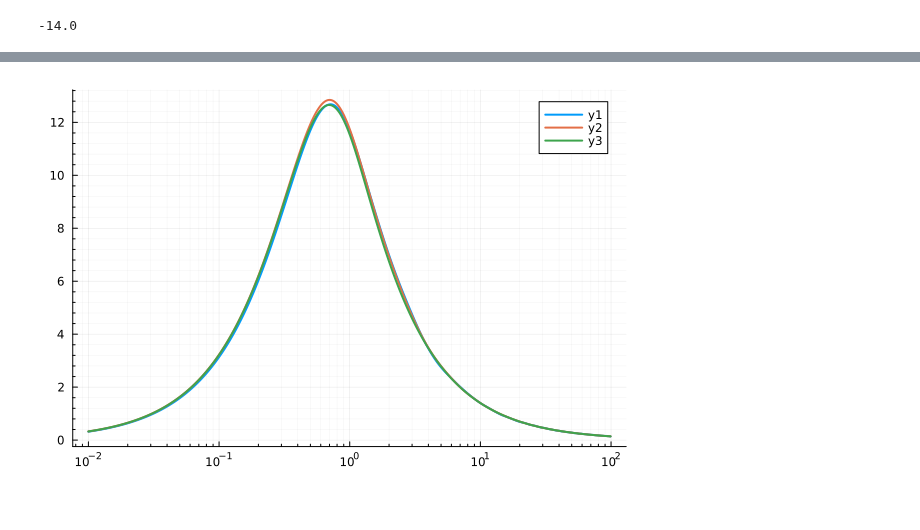
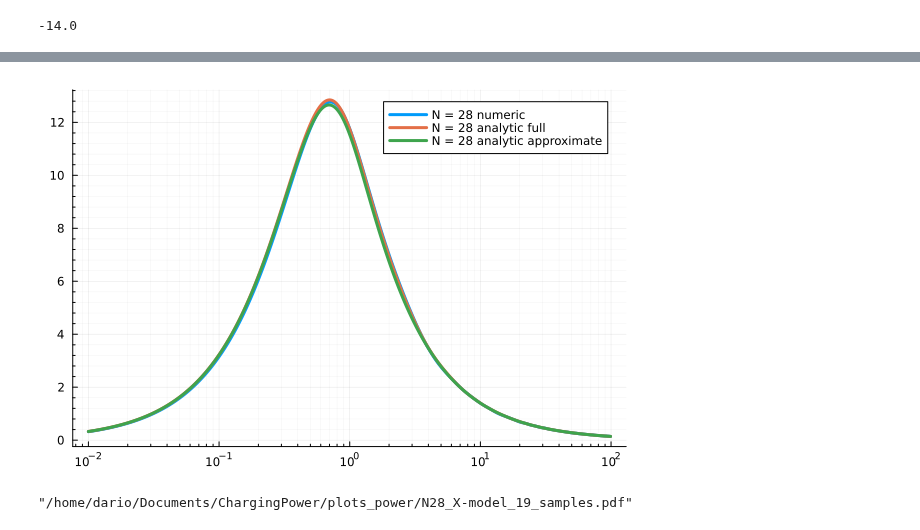
Before and after one commit to Dario-Rosa85/ChargingPower, a Jupyter notebook: notebook/charging_power.ipynb, the cells around one changed output, grey strips where cells are left out. Cells and saved outputs as stored; diff of their text form; code cells hidden in the pictures.

```diff
--- a/notebook/charging_power.ipynb
+++ b/notebook/charging_power.ipynb
@@ -163,4 +103,8 @@ plot(points, [average_energy_list, theoretical_points], xaxis=:log, linewidth=2,
 # %%
-plot(points, [average_power_list, theoretical_power_points, theoretical_power_approx_points], xaxis=:log, linewidth=2, minorgrid=true)
+graph = plot(points, [average_power_list, theoretical_power_points, theoretical_power_approx_points], xaxis=:log, linewidth=3, minorgrid=true, label = ["N = 28 numeric" "N = 28 analytic full" "N = 28 analytic approximate"], legendfontsize=8)
 # %% [output]
-[figure, old version]
+[figure, new version]
+# %%
+savefig(graph, "/home/dario/Documents/ChargingPower/plots_power/N28_X-model_19_samples.pdf")
+# %% [output]
+"/home/dario/Documents/ChargingPower/plots_power/N28_X-model_19_samples.pdf"
```
Also changed, not shown: parts of 10 cells of this notebook, 2 other files.
